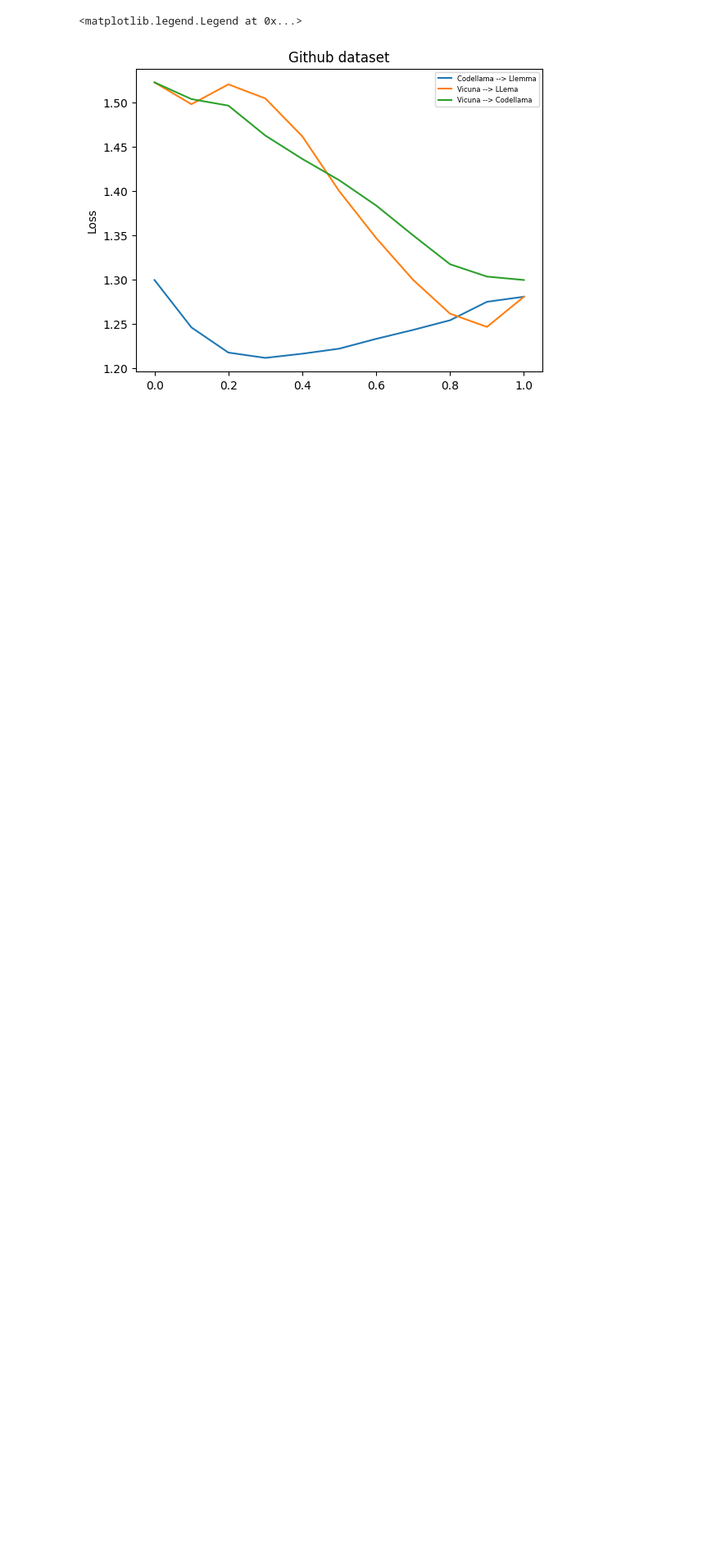
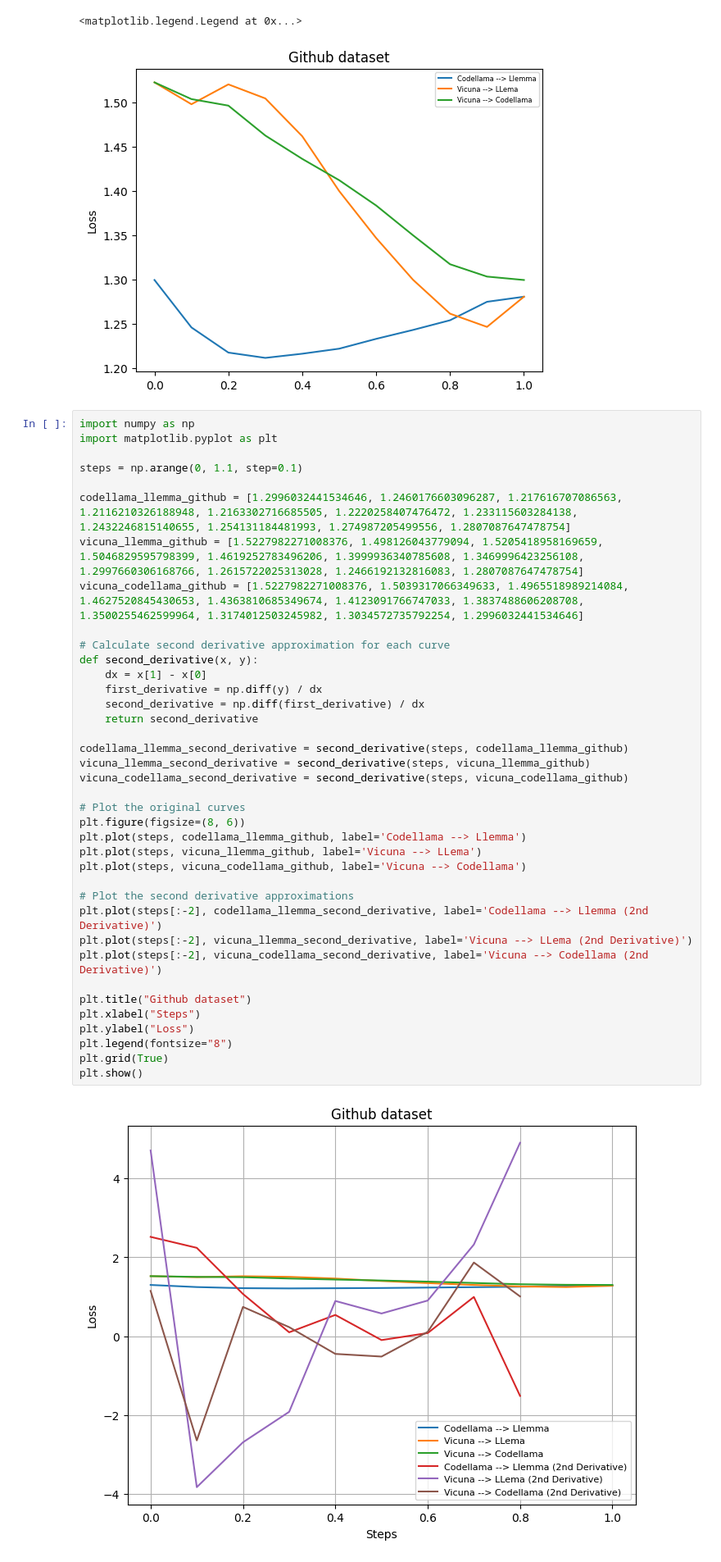
Before and after one commit to salzhu/model-tracing, a Jupyter notebook: vicuna_codellama_lemma_tests.ipynb, the cells around one changed output. Shown at 82% size. Drawn from its saved outputs; the diff is of its cells as text; blank space fills up the shorter version.

```diff
--- a/vicuna_codellama_lemma_tests.ipynb
+++ b/vicuna_codellama_lemma_tests.ipynb
@@ -19,3 +19,43 @@ plt.legend(['Codellama --> Llemma', 'Vicuna --> LLema', 'Vicuna --> Codellama'],
 # %% [output]
 <matplotlib.legend.Legend at 0x...>
 [figure]
+# %%
+import numpy as np
+import matplotlib.pyplot as plt
+
+steps = np.arange(0, 1.1, step=0.1)
+
+codellama_llemma_github = [1.2996032441534646, 1.2460176603096287, 1.217616707086563, 1.2116210326188948, 1.2163302716685505, 1.2220258407476472, 1.233115603284138, 1.2432246815140655, 1.254131184481993, 1.274987205499556, 1.2807087647478754]
+vicuna_llemma_github = [1.5227982271008376, 1.498126043779094, 1.5205418958169659, 1.5046829595798399, 1.4619252783496206, 1.3999936340785608, 1.3469996423256108, 1.2997660306168766, 1.2615722025313028, 1.2466192132816083, 1.2807087647478754]
+vicuna_codellama_github = [1.5227982271008376, 1.5039317066349633, 1.4965518989214084, 1.4627520845430653, 1.4363810685349674, 1.4123091766747033, 1.3837488606208708, 1.3500255462599964, 1.3174012503245982, 1.3034572735792254, 1.2996032441534646]
+
+# Calculate second derivative approximation for each curve
+def second_derivative(x, y):
+    dx = x[1] - x[0]
+    first_derivative = np.diff(y) / dx
+    second_derivative = np.diff(first_derivative) / dx
+    return second_derivative
+
+codellama_llemma_second_derivative = second_derivative(steps, codellama_llemma_github)
+vicuna_llemma_second_derivative = second_derivative(steps, vicuna_llemma_github)
+vicuna_codellama_second_derivative = second_derivative(steps, vicuna_codellama_github)
+
+# Plot the original curves
+plt.figure(figsize=(8, 6))
+plt.plot(steps, codellama_llemma_github, label='Codellama --> Llemma')
+plt.plot(steps, vicuna_llemma_github, label='Vicuna --> LLema')
+plt.plot(steps, vicuna_codellama_github, label='Vicuna --> Codellama')
+
+# Plot the second derivative approximations
+plt.plot(steps[:-2], codellama_llemma_second_derivative, label='Codellama --> Llemma (2nd Derivative)')
+plt.plot(steps[:-2], vicuna_llemma_second_derivative, label='Vicuna --> LLema (2nd Derivative)')
+plt.plot(steps[:-2], vicuna_codellama_second_derivative, label='Vicuna --> Codellama (2nd Derivative)')
+
+plt.title("Github dataset")
+plt.xlabel("Steps")
+plt.ylabel("Loss")
+plt.legend(fontsize="8")
+plt.grid(True)
+plt.show()
+# %% [output]
+[figure, added]
```
Also changed, not shown: parts of 2 cells of this notebook.
